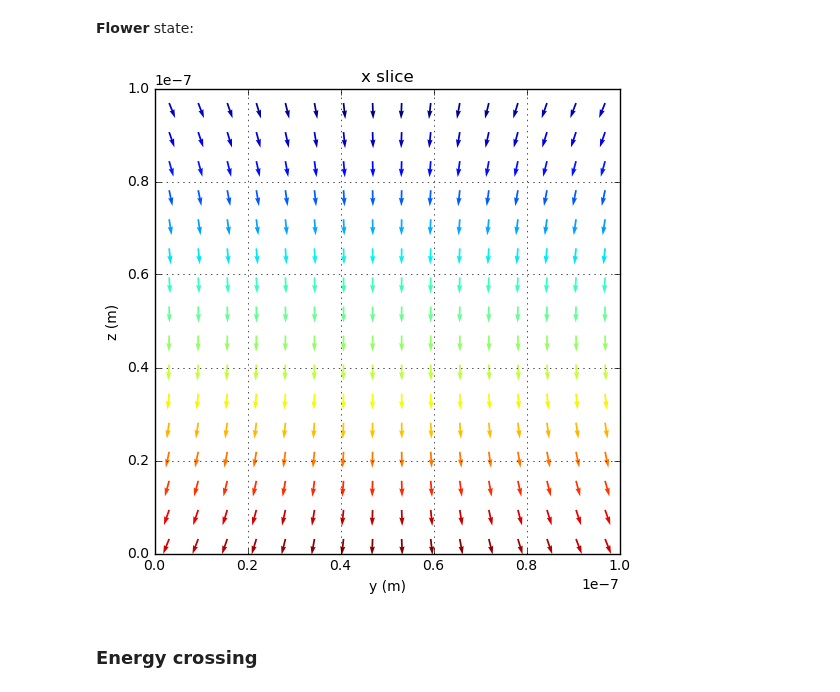
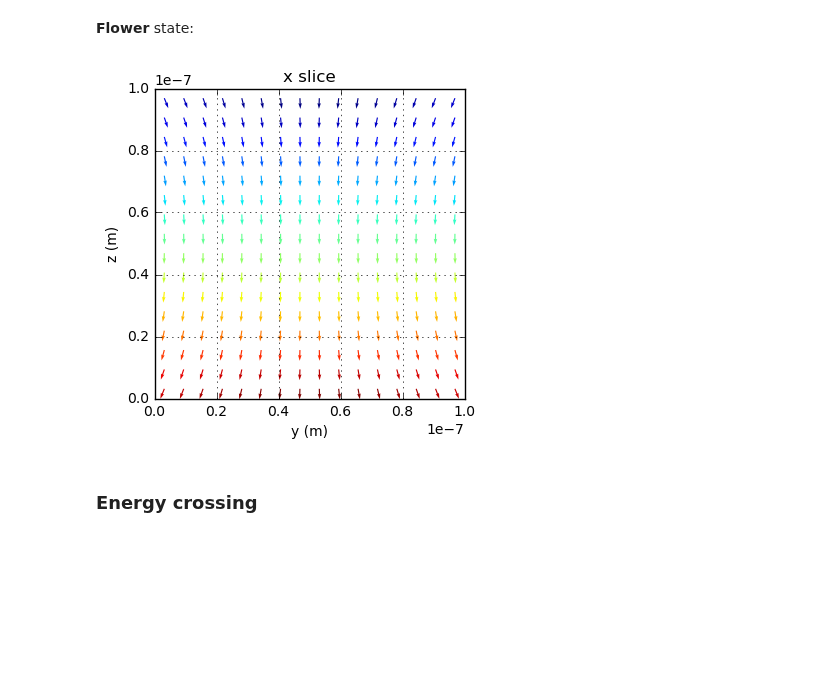
Before and after one commit to ubermag/oommfc, a Jupyter notebook: docs/ipynb/standard_problem3.ipynb, the cells around one changed output. Cells and saved outputs as stored; diff of their text form; code cells hidden in the pictures; blank space fills up the shorter version.

```diff
--- a/docs/ipynb/standard_problem3.ipynb
+++ b/docs/ipynb/standard_problem3.ipynb
@@ -104,9 +104,9 @@ fig = system.m.plot_slice('y', 50e-9, xsize=4)
 **Flower** state:
 # %%
 system = minimise_system_energy(8, m_init_flower)
-fig = system.m.plot_slice('x', 50e-9, xsize=6)
+fig = system.m.plot_slice('x', 50e-9, xsize=4)
 # %% [output]
-[figure, old version]
+[figure, new version]
 # %% [markdown]
 ### Energy crossing
 # %% [markdown]
```
Also changed, not shown: parts of 9 cells of this notebook, 2 other files.
